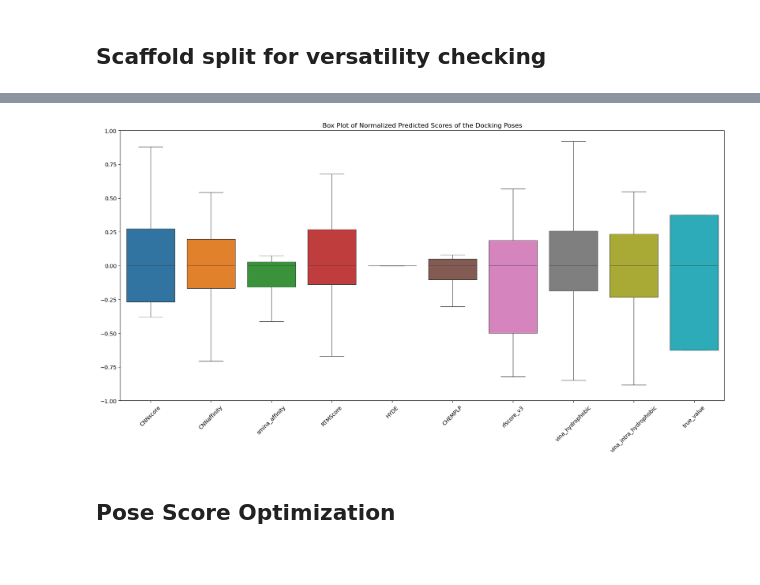
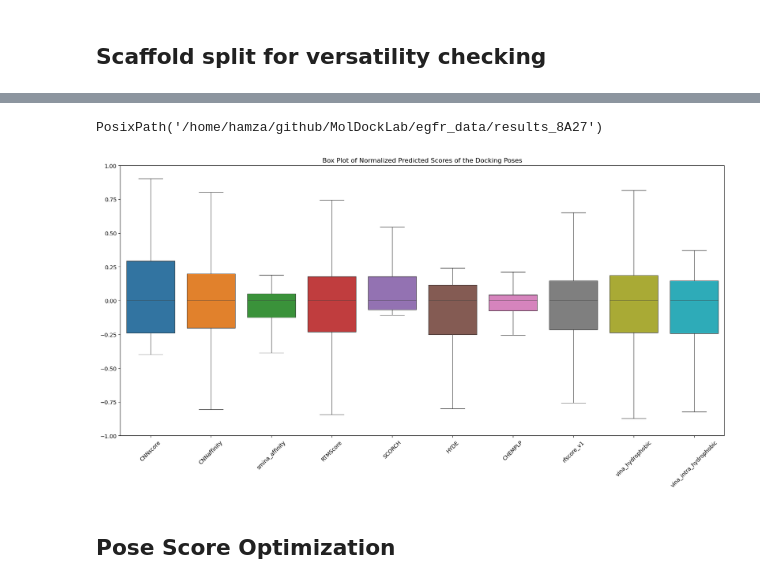
Before and after one commit to volkamerlab/MolDockLab, a Jupyter notebook: EGFR_pipeline.ipynb, the cells around one changed output, grey strips where cells are left out. Saved outputs shown, nothing was run; the diff lists cells and outputs as text; code cells hidden in the pictures.

```diff
--- a/EGFR_pipeline.ipynb
+++ b/EGFR_pipeline.ipynb
@@ -172,7 +226,7 @@ PandasTools.WriteSDF(
 # %% [markdown]
 ## Prepare ligands library
 # %%
-ligand_library = DATA / 'test_three_cpds.sdf'
+ligand_library = DATA / 'test_library.sdf'
 output_prepared_mols = DATA / f"{ligand_library.stem}_prepared.sdf"
 run_gypsumdl(
     ligand_library=ligand_library,
@@ -352,21 +497,26 @@ ValueError: Cannot have number of splits n_splits=5 greater than the number of s
+# %%
+OUTPUT
+# %% [output]
+PosixPath('/home/hamza/github/MolDockLab/egfr_data/results_8A27')
 # %%
 from src.preprocessing import norm_scores
+import seaborn as sns
 
 norm_scored_path = OUTPUT / 'all_rescoring_results_merged_norm_robust.csv'
-df_rescored = pd.read_csv(str(OUTPUT / 'all_rescoring_results.csv'))
+df_rescored = pd.read_csv(str(OUTPUT / 'rescoring_results' / 'all_rescoring_results.csv'))
 
 df_rescored_norm = norm_scores(df_rescored_merged)
 
 plt.figure(figsize=(20, 9))
 sns.boxplot(data=df_rescored_norm.drop(columns=['activity_class']) ,linewidth=.85, showfliers=False)
 plt.ylim(-1, 1)
 plt.title('Box Plot of Normalized Predicted Scores of the Docking Poses')
 plt.xticks(rotation=45)
 plt.show()
 
 df_rescored_norm.to_csv(str(norm_scored_path), index=False)
 # %% [output]
-[figure, old version]
+[figure, new version]
 # %% [markdown]
 ## Pose Score Optimization
 # %% [markdown]
```
Also changed, not shown: parts of 30 cells of this notebook, 2 other files.
